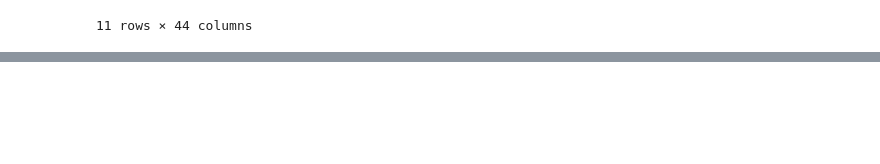
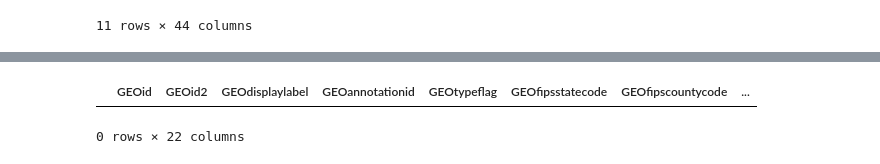
Before and after one commit to raymondgh/springboard-data-science, a Jupyter notebook: Capstone 1/DataWrangling.ipynb, the cells around one changed output, grey strips where cells are left out. Cells and saved outputs as stored; diff of their text form; code cells hidden in the pictures; blank space fills up the shorter version.

```diff
--- a/Capstone 1/DataWrangling.ipynb
+++ b/Capstone 1/DataWrangling.ipynb
@@ -706,0 +739,5 @@ biz_plain.loc["48101"]
+# %%
+dataframes[10][dataframes[10]["YEARdisplaylabel"]== "Reference year 201"]
+# %% [output]
+|  | GEOid | GEOid2 | GEOdisplaylabel | GEOannotationid | GEOtypeflag | GEOfipsstatecode | GEOfipscountycode | ... |
+0 rows × 22 columns
```
Also changed, not shown: parts of 4 cells of this notebook, 1 other file.
